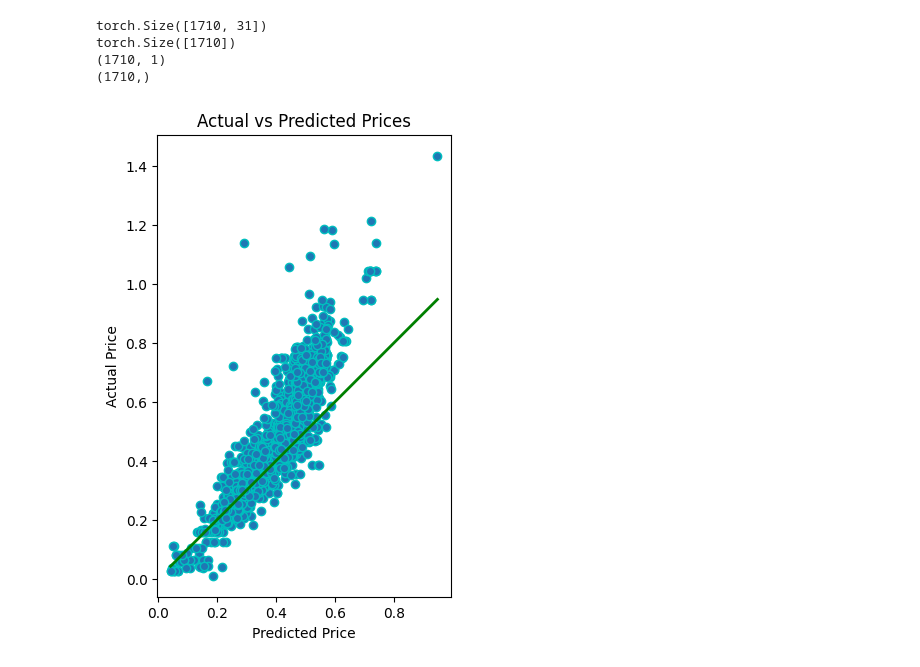
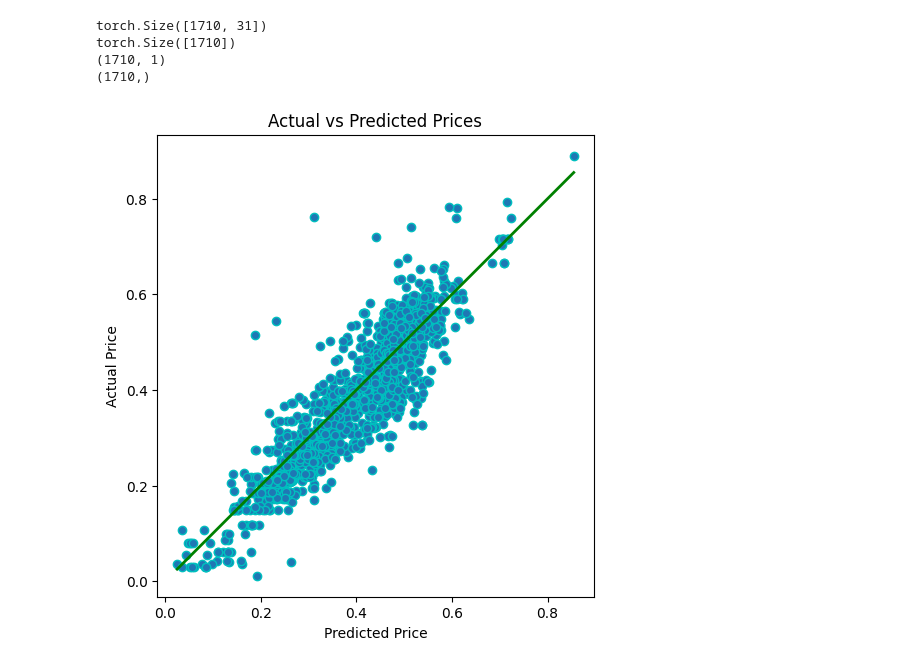
Before and after one commit to elifcenesiz/cs464_project, a Jupyter notebook: CS464 Project Progress2-Copy2.ipynb, the cells around one changed output. Saved outputs shown, nothing was run; the diff lists cells and outputs as text; code cells hidden in the pictures.

```diff
--- a/CS464 Project Progress2-Copy2.ipynb
+++ b/CS464 Project Progress2-Copy2.ipynb
@@ -104,10 +104,10 @@ print("Random forest trained!")
 print("Linear trained!")
 print("---------- Done ----------")
 
-y_test = np.exp(y_test)
+#y_test = np.exp(y_test)
 
 for i in list1:
-    y_pred = np.exp(i.predict(X_test))
+    y_pred = i.predict(X_test)
     if i == list1[0]:
         print("Random Forest : R2 Score = {:.4f}".format(r2_score(y_test, y_pred)))
         print("                   RMSE = {:.0f}".format(np.sqrt(mean_squared_error(y_test, y_pred))))
@@ -122,11 +122,14 @@ for i in list1:
 
     plt.figure(figsize=(10, 6))
     plt.scatter(y_pred, y_test, edgecolor='c')
+
     plt.plot([y_pred.min(), y_pred.max()], [y_pred.min(), y_pred.max()], c='g', lw=2)
     plt.title("Actual vs Predicted Prices")
     plt.xlabel("Predicted Price")
     plt.ylabel("Actual Price")
     plt.show()
+
+print(y_test)
 # %% [output]
        Dep_Time  Arrival_Time  Duration  Total_Stops  Day of Journey  \
 1502   0.478261      0.173913  0.348511         0.50           0.125
@@ -289,32 +316,32 @@ with pt.no_grad():
 
             actual.append(act.tolist())
 
         predictions = np.array(predictions)
         actual = np.array(actual)
-        actual = actual-1
+        #actual = actual-1
 
 
         print(predictions.shape)
         print(actual.shape)
 
 
         # Plot actuals vs predictions
         plt.figure(figsize=(10, 6))
         plt.scatter(predictions, actual, edgecolor='c')
         plt.plot([predictions.min(), predictions.max()], [predictions.min(), predictions.max()], c='g', lw=2)
         plt.title("Actual vs Predicted Prices")
         plt.xlabel("Predicted Price")
         plt.ylabel("Actual Price")
 
 
         # Make the display equal in both dimensions
         plt.gca().set_aspect('equal', adjustable='box')
         plt.show()
 
 graphPredictions(model, x_test2, y_test2)
 # %% [output]
 torch.Size([1710, 31])
 torch.Size([1710])
 (1710, 1)
 (1710,)
-[figure, old version]
+[figure, new version]
```
Also changed, not shown: parts of 2 cells of this notebook, 1 other file.
